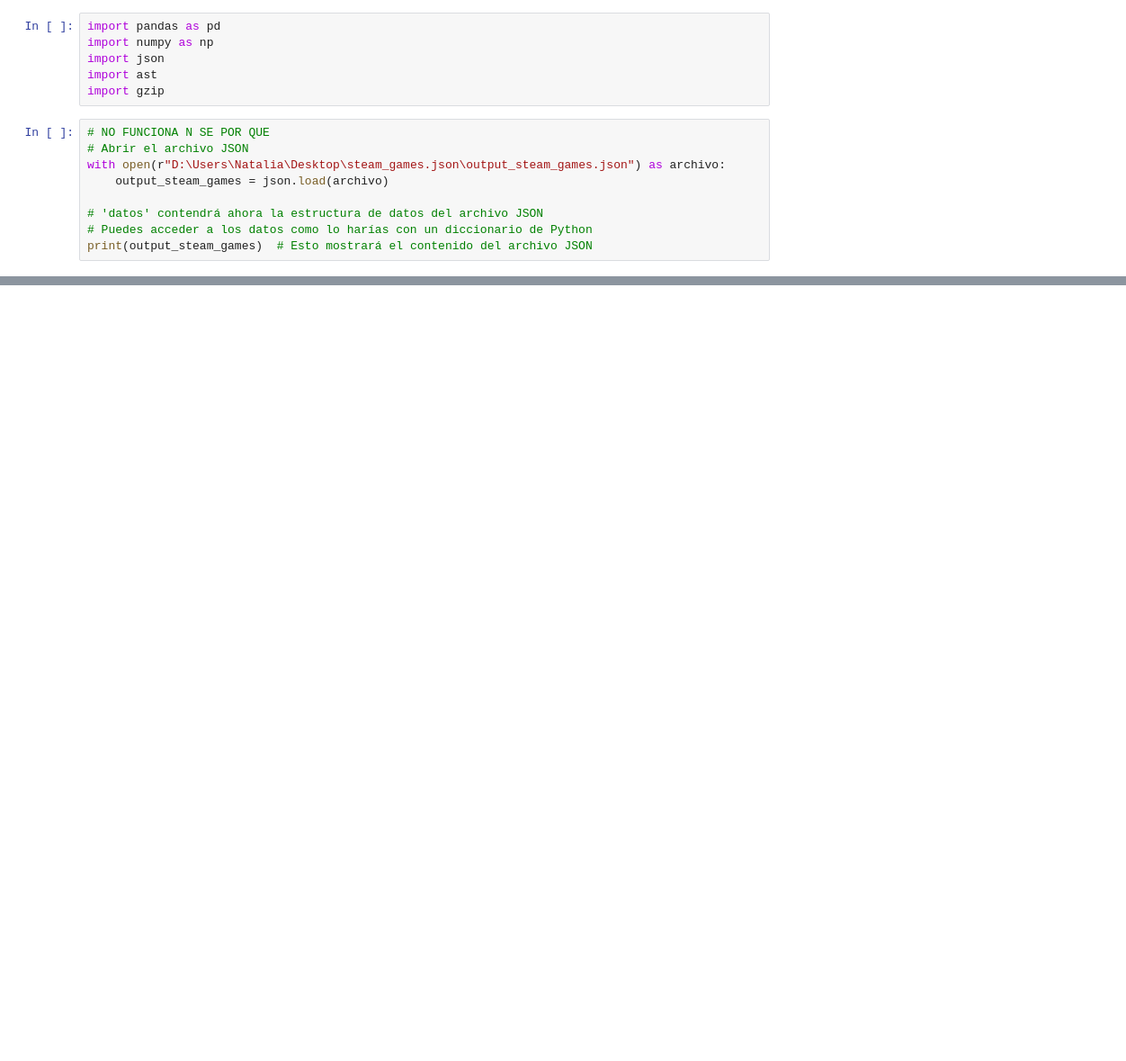
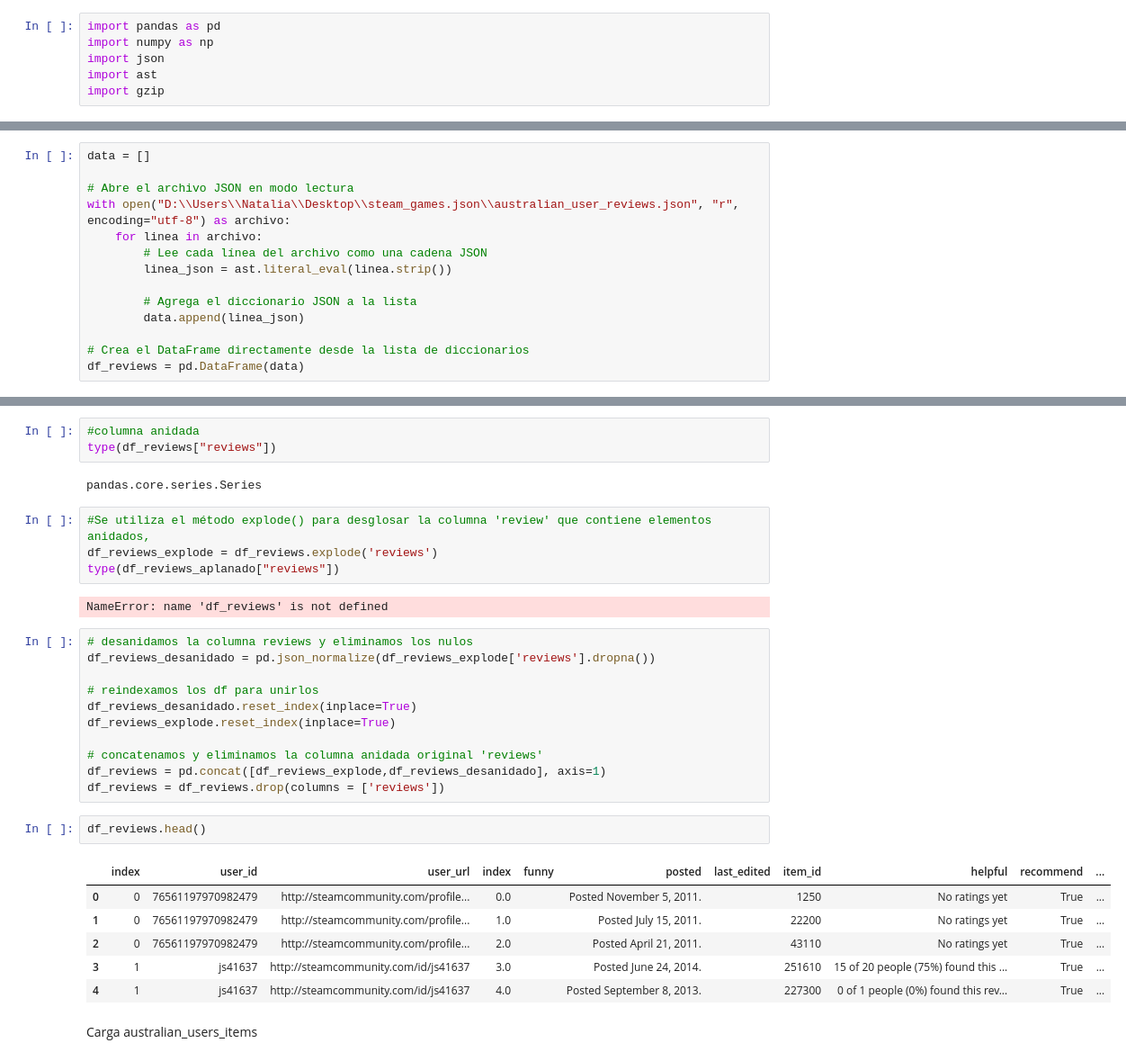
Before and after one commit to NAT122/PI_ML_OPS, a Jupyter notebook: ETL.ipynb, the cells around one changed output, grey strips where cells are left out. Shown at 90% size. Saved outputs shown, nothing was run; the diff lists cells and outputs as text; blank space fills up the shorter version.

```diff
--- a/ETL.ipynb
+++ b/ETL.ipynb
@@ -6,12 +4,3 @@ import numpy as np
 import json
 import ast
 import gzip
-# %%
-# NO FUNCIONA N SE POR QUE
-# Abrir el archivo JSON
-with open(r"D:\Users\Natalia\Desktop\steam_games.json\output_steam_games.json") as archivo:
-    output_steam_games = json.load(archivo)
-
-# 'datos' contendrá ahora la estructura de datos del archivo JSON
-# Puedes acceder a los datos como lo harías con un diccionario de Python
-print(output_steam_games)  # Esto mostrará el contenido del archivo JSON
@@ -29,0 +56,14 @@ df_review = pd.read_csv(r'D:\Users\Natalia\Desktop\csv_limpios\df_reviews.csv',
+# %%
+data = []
+
+# Abre el archivo JSON en modo lectura
+with open("D:\\Users\\Natalia\\Desktop\\steam_games.json\\australian_user_reviews.json", "r", encoding="utf-8") as archivo:
+    for linea in archivo:
+        # Lee cada línea del archivo como una cadena JSON
+        linea_json = ast.literal_eval(linea.strip())
+
+        # Agrega el diccionario JSON a la lista
+        data.append(linea_json)
+
+# Crea el DataFrame directamente desde la lista de diccionarios
+df_reviews = pd.DataFrame(data)
@@ -29,0 +92,33 @@ df_review = pd.read_csv(r'D:\Users\Natalia\Desktop\csv_limpios\df_reviews.csv',
+# %%
+#columna anidada
+type(df_reviews["reviews"])
+# %% [output]
+pandas.core.series.Series
+# %%
+#Se utiliza el método explode() para desglosar la columna 'review' que contiene elementos anidados,
+df_reviews_explode = df_reviews.explode('reviews')
+type(df_reviews_aplanado["reviews"])
+# %% [output]
+NameError: name 'df_reviews' is not defined
+# %%
+# desanidamos la columna reviews y eliminamos los nulos
+df_reviews_desanidado = pd.json_normalize(df_reviews_explode['reviews'].dropna())
+
+# reindexamos los df para unirlos
+df_reviews_desanidado.reset_index(inplace=True)
+df_reviews_explode.reset_index(inplace=True)
+
+# concatenamos y eliminamos la columna anidada original 'reviews'
+df_reviews = pd.concat([df_reviews_explode,df_reviews_desanidado], axis=1)
+df_reviews = df_reviews.drop(columns = ['reviews'])
+# %%
+df_reviews.head()
+# %% [output]
+|  | index | user_id | user_url | index | funny | posted | last_edited | item_id | helpful | recommend | ... |
+| 0 | 0 | 76561197970982479 | http://steamcommunity.com/profile... | 0.0 |  | Posted November 5, 2011. |  | 1250 | No ratings yet | True | ... |
+| 1 | 0 | 76561197970982479 | http://steamcommunity.com/profile... | 1.0 |  | Posted July 15, 2011. |  | 22200 | No ratings yet | True | ... |
+| 2 | 0 | 76561197970982479 | http://steamcommunity.com/profile... | 2.0 |  | Posted April 21, 2011. |  | 43110 | No ratings yet | True | ... |
+| 3 | 1 | js41637 | http://steamcommunity.com/id/js41637 | 3.0 |  | Posted June 24, 2014. |  | 251610 | 15 of 20 people (75%) found this ... | True | ... |
+| 4 | 1 | js41637 | http://steamcommunity.com/id/js41637 | 4.0 |  | Posted September 8, 2013. |  | 227300 | 0 of 1 people (0%) found this rev... | True | ... |
+# %% [markdown]
+Carga australian_users_items
```
Also changed, not shown: parts of 110 cells of this notebook, 2 other files.
